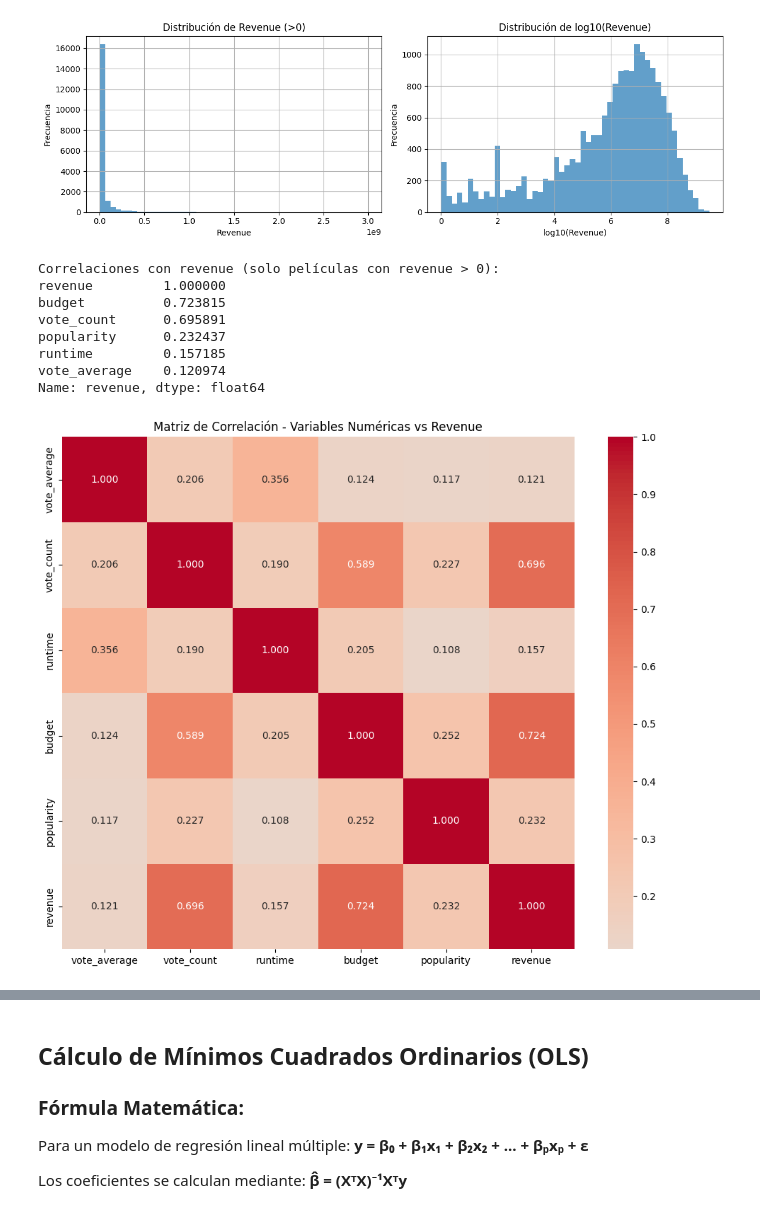
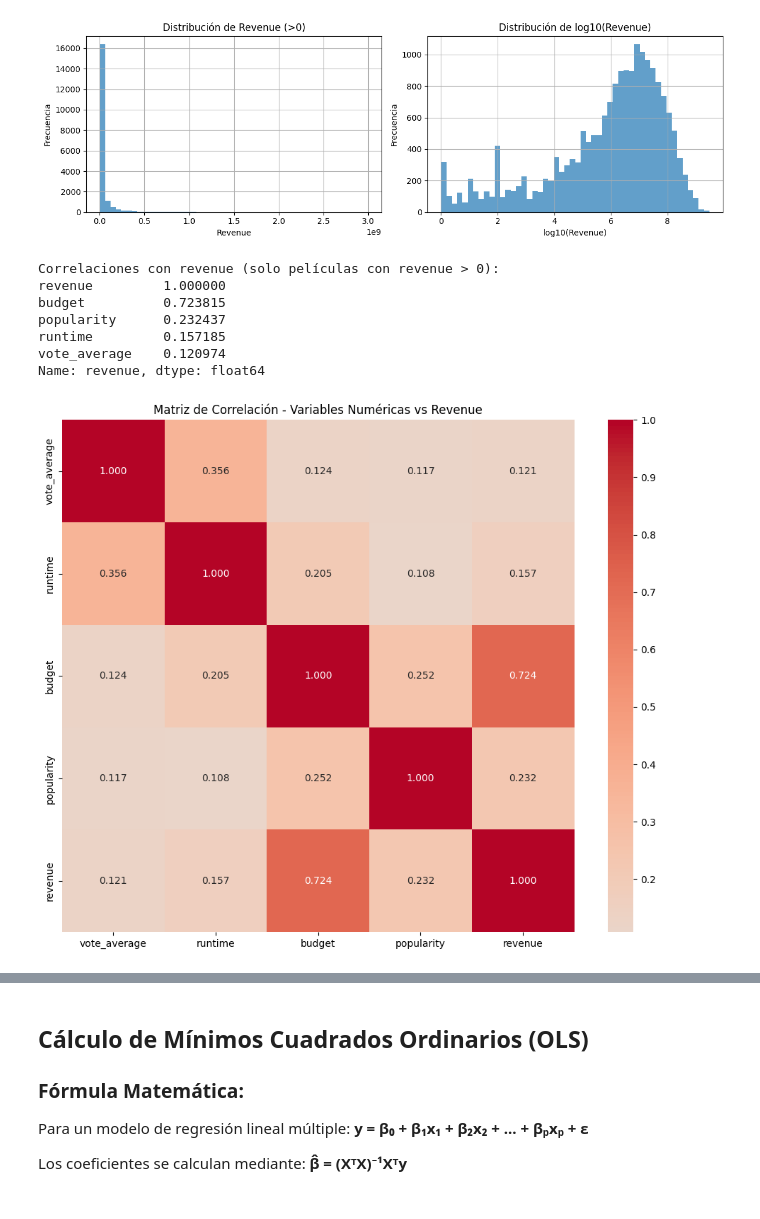
Before and after one commit to Mouskerramientas/aprendizaje-supervisado, a Jupyter notebook: taller1.ipynb, the cells around one changed output, grey strips where cells are left out. Cells and saved outputs as stored; diff of their text form; code cells hidden in the pictures.

```diff
--- a/taller1.ipynb
+++ b/taller1.ipynb
@@ -100,33 +100,32 @@ Revenue mediano (excluyendo 0): $2,466,444
 # %%
 # Análisis de correlaciones entre variables numéricas y revenue
 # Seleccionar solo variables numéricas
-numeric_vars = ['vote_average', 'vote_count', 'runtime', 'budget', 'popularity']
+numeric_vars = ['vote_average', 'runtime', 'budget', 'popularity']
 
 # Filtrar datos con revenue > 0 para análisis más significativo
 df_analysis = df[df['revenue'] > 0].copy()
 
 print("Correlaciones con revenue (solo películas con revenue > 0):")
 correlations = df_analysis[numeric_vars + ['revenue']].corr()['revenue'].sort_values(ascending=False)
 print(correlations)
 
 # Matriz de correlación
 plt.figure(figsize=(10, 8))
 correlation_matrix = df_analysis[numeric_vars + ['revenue']].corr()
 sns.heatmap(correlation_matrix, annot=True, cmap='coolwarm', center=0,
             square=True, fmt='.3f')
 plt.title('Matriz de Correlación - Variables Numéricas vs Revenue')
 plt.tight_layout()
 plt.show()
 # %% [output]
 Correlaciones con revenue (solo películas con revenue > 0):
 revenue         1.000000
 budget          0.723815
-vote_count      0.695891
 popularity      0.232437
 runtime         0.157185
 vote_average    0.120974
 Name: revenue, dtype: float64
-[figure, old version]
+[figure, new version]
 # %%
 # Análisis visual de las relaciones con revenue
 fig, axes = plt.subplots(2, 3, figsize=(18, 12))
```
Also changed, not shown: parts of 26 cells of this notebook, 1 other file.
